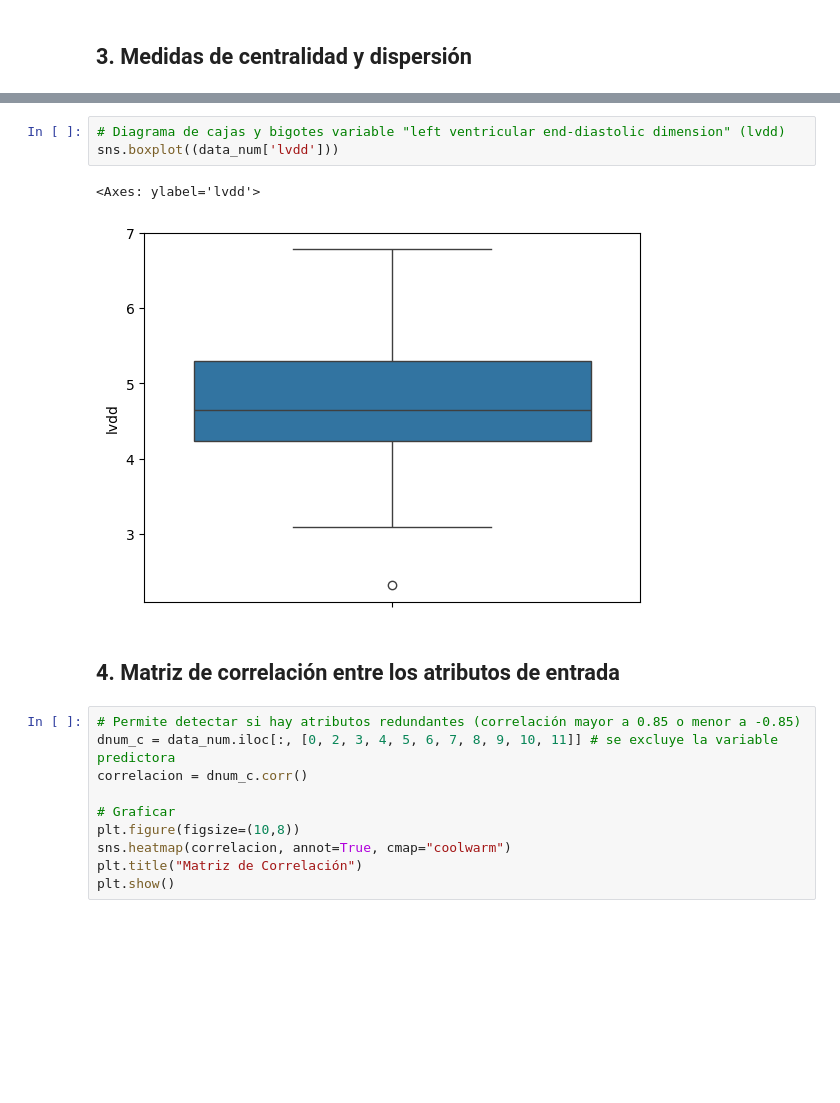
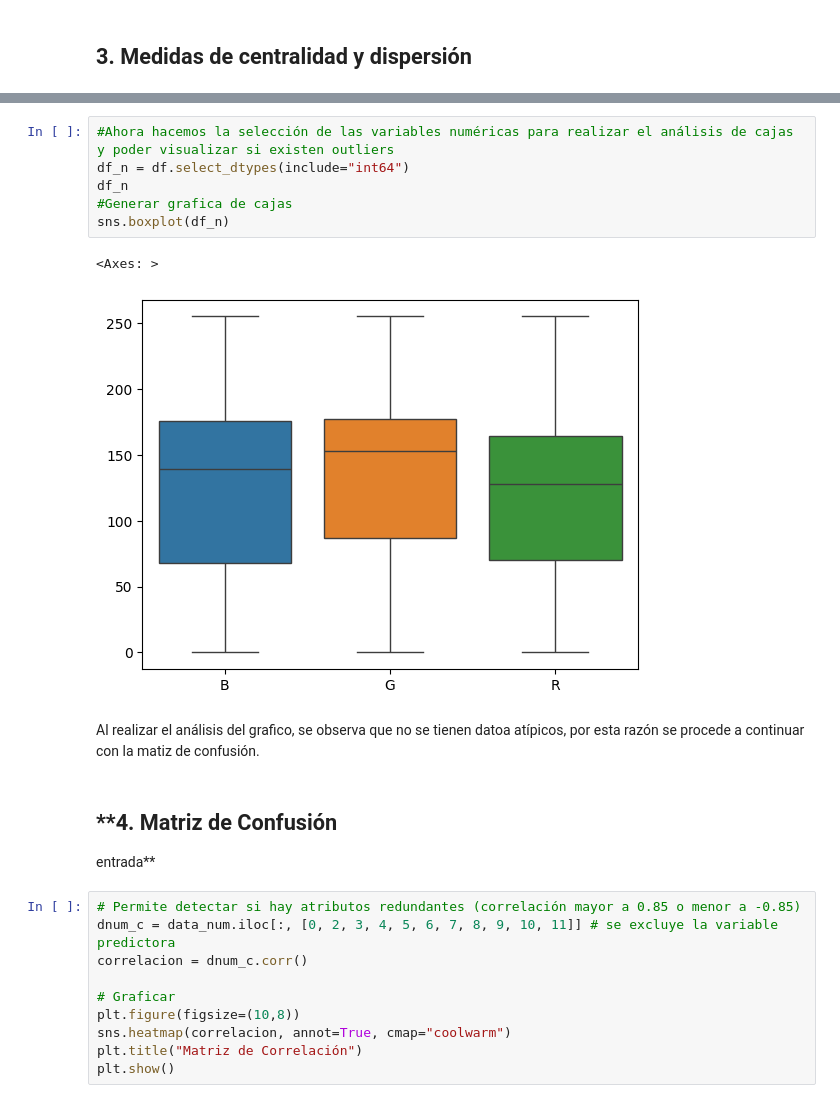
Before and after one commit to marioleandrovanegas/Entrega3U1, a Jupyter notebook: MD/Grupo6_Unidad1_Modulo3.ipynb, the cells around one changed output, grey strips where cells are left out. Drawn from its saved outputs; the diff is of its cells as text; blank space fills up the shorter version.

```diff
--- a/MD/Grupo6_Unidad1_Modulo3.ipynb
+++ b/MD/Grupo6_Unidad1_Modulo3.ipynb
@@ -203,11 +121,19 @@ sns.boxplot((data_num['fractional-shortening']))
-# %%
-# Diagrama de cajas y bigotes variable "left ventricular end-diastolic dimension" (lvdd)
-sns.boxplot((data_num['lvdd']))
-# %% [output]
-<Axes: ylabel='lvdd'>
-[figure, removed]
+# %%
+#Ahora hacemos la selección de las variables numéricas para realizar el análisis de cajas y poder visualizar si existen outliers
+df_n = df.select_dtypes(include="int64")
+df_n
+#Generar grafica de cajas
+sns.boxplot(df_n)
+# %% [output]
+<Axes: >
+[figure, added]
+# %% [markdown]
+Al realizar el análisis del grafico, se observa que no se tienen datoa atípicos, por esta razón se procede a continuar con la matiz de confusión.
 # %% [markdown]
-## **4. Matriz de correlación entre los atributos de entrada**
+## **4. Matriz de Confusión
+
+
+entrada**
 # %%
 # Permite detectar si hay atributos redundantes (correlación mayor a 0.85 o menor a -0.85)
 dnum_c = data_num.iloc[:, [0, 2, 3, 4, 5, 6, 7, 8, 9, 10, 11]] # se excluye la variable predictora
```
Also changed, not shown: parts of 16 cells of this notebook.
